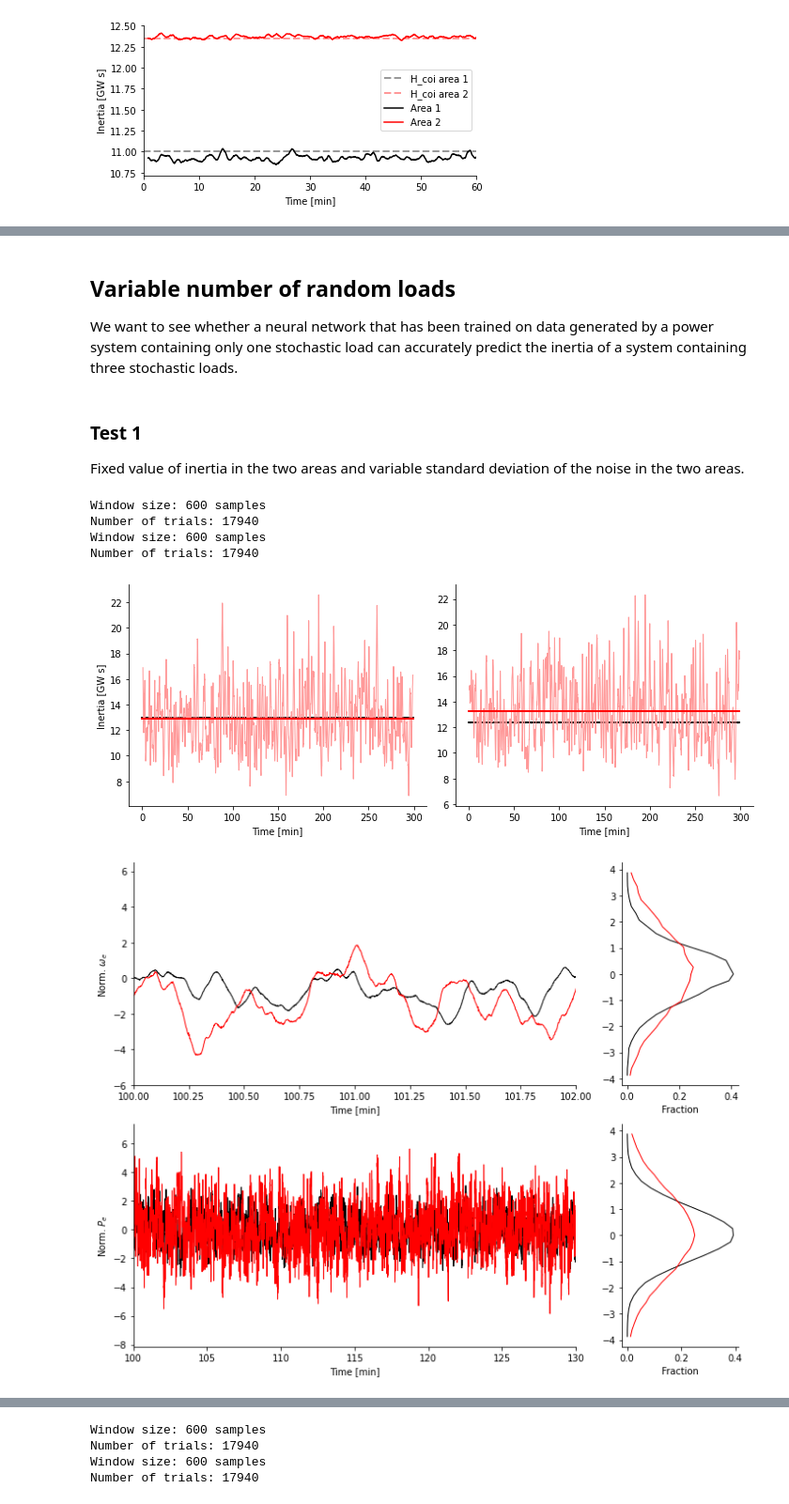
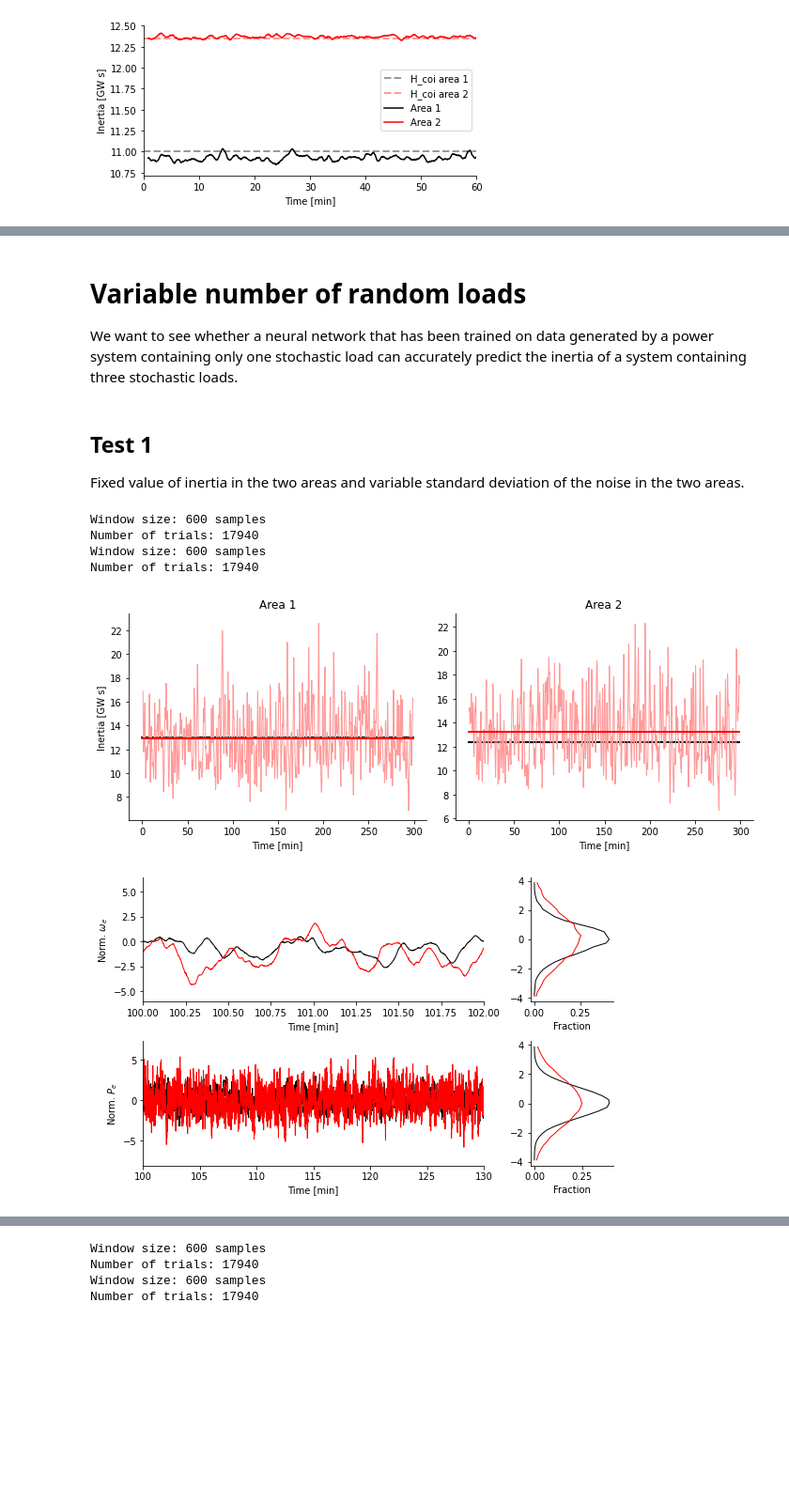
Before and after one commit to danielelinaro/inertia, a Jupyter notebook: notebooks/Inertia_estimation_two-area_multi_area.ipynb, the cells around one changed output, grey strips where cells are left out. Shown at 94% size. Drawn from its saved outputs; the diff is of its cells as text; code cells hidden in the pictures; blank space fills up the shorter version.

```diff
--- a/notebooks/Inertia_estimation_two-area_multi_area.ipynb
+++ b/notebooks/Inertia_estimation_two-area_multi_area.ipynb
@@ -766,0 +917,36 @@ fig.savefig(f'two-area_three_gen_bus_{bus_ID[0]}_inertia_estimation_distinct_H_{
+# %%
+var_names = ['omegael_bus7', 'Pe_bus7']
+fig = plt.figure(figsize=(8,5))
+
+gs = fig.add_gridspec(2, 4)
+ax = [
+    [fig.add_subplot(gs[0,:3]), fig.add_subplot(gs[0,3:])],
+    [fig.add_subplot(gs[1,:3]), fig.add_subplot(gs[1,3:])]
+]
+
+ylim = -10, 10
+
+for i,data_norm in enumerate(data_normalized):
+    for j,var_name in enumerate(var_names):
+        ax[j][0].plot(t / 60, data_norm[var_name], color=cmap(i), lw=1)
+        y, edges = np.histogram(data_norm[var_name], bins=101, range=ylim, density=True)
+        x = edges[:-1] + np.diff(edges)[0] / 2
+        ax[j][1].plot(y, x, color=cmap(i), lw=1)
+
+for i in range(2):
+    for j in range(2):
+        for side in 'top','right':
+            ax[i][j].spines[side].set_visible(False)
+        ax[i][j].set_ylim(ylim)
+ax[0][0].set_ylabel(r'Norm. $\omega_{e}$')
+ax[0][0].set_xlabel('Time [min]')
+ax[0][1].set_xlabel('PDF')
+ax[1][0].set_ylabel(r'Norm. $P_{e}$')
+ax[1][0].set_xlabel('Time [min]')
+ax[1][1].set_xlabel('PDF')
+ax[0][0].set_xlim([40, 50])
+ax[1][0].set_xlim([40, 50])
+
+fig.tight_layout()
+for ext in 'pdf','png':
+    fig.savefig(f'two-area_area_2_overloaded_normalized_data.{ext}')
@@ -767,9 +955,9 @@ fig.savefig(f'two-area_three_gen_bus_{bus_ID[0]}_inertia_estimation_distinct_H_{
 # %% [markdown]
-## Variable number of random loads
+# Variable number of random loads
 
 We want to see whether a neural network that has been trained on data generated by a power system containing only one stochastic load can accurately predict the inertia of a system containing three stochastic loads.
 # %% [markdown]
-### Test 1
+## Test 1
 
 Fixed value of inertia in the two areas and variable standard deviation of the noise in the two areas.
 # %%
@@ -827,43 +1015,45 @@ for i in range(2):
     for side in 'right','top':
         ax[i].spines[side].set_visible(False)
     ax[i].set_xlabel('Time [min]')
+    ax[i].set_title(f'Area {i+1}')
 ax[0].set_ylabel(f'Inertia [{inertia_units}]')
 fig.tight_layout()
-fig.savefig(f'two-area_three_loads{c_suffixes[1]}.pdf')
+for ext in 'pdf','png':
+    fig.savefig(f'two-area_three_loads{c_suffixes[1]}.{ext}')
 # %% [output]
-[figure, old version]
+[figure, new version]
 # %%
 var_names = ['omegael_bus7', 'Pe_bus7']
-fig = plt.figure(figsize=(10,8))
+fig = plt.figure(figsize=(8,5))
 
 gs = fig.add_gridspec(2, 4)
 ax = [
     [fig.add_subplot(gs[0,:3]), fig.add_subplot(gs[0,3:])],
     [fig.add_subplot(gs[1,:3]), fig.add_subplot(gs[1,3:])]
 ]
 
 for i,data_norm in enumerate(data_normalized):
     for j,var_name in enumerate(var_names):
         ax[j][0].plot(t / 60, data_norm[var_name], color=cmap[i], lw=1)
         y, edges = np.histogram(data_norm[var_name], bins=31, range=(-4,4), density=True)
         x = edges[:-1] + np.diff(edges)[0] / 2
         ax[j][1].plot(y, x, color=cmap[i], lw=1)
 
 for i in range(2):
     for j in range(2):
         for side in 'top','right':
             ax[i][j].spines[side].set_visible(False)
 ax[0][0].set_ylabel(r'Norm. $\omega_{e}$')
 ax[0][0].set_xlabel('Time [min]')
 ax[0][1].set_xlabel('Fraction')
 ax[1][0].set_ylabel(r'Norm. $P_{e}$')
 ax[1][0].set_xlabel('Time [min]')
 ax[1][1].set_xlabel('Fraction')
 ax[0][0].set_xlim([100, 102])
 ax[1][0].set_xlim([100, 130])
 
 fig.tight_layout()
 # %% [output]
-[figure, old version]
+[figure, new version]
 # %%
 var_names = ['omegael_bus7', 'Pe_bus7']
```
Also changed, not shown: parts of 35 cells of this notebook, 5 other files.
